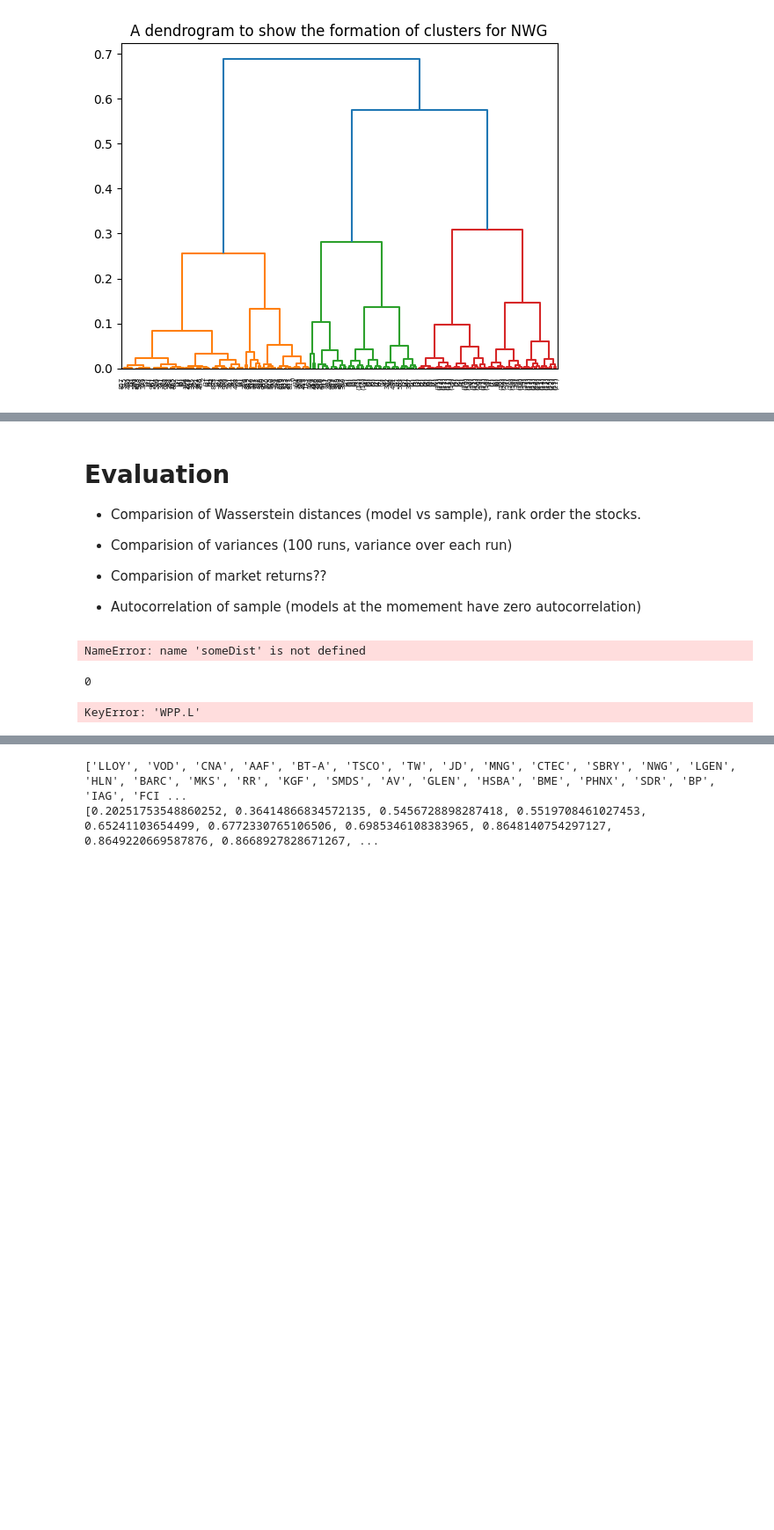
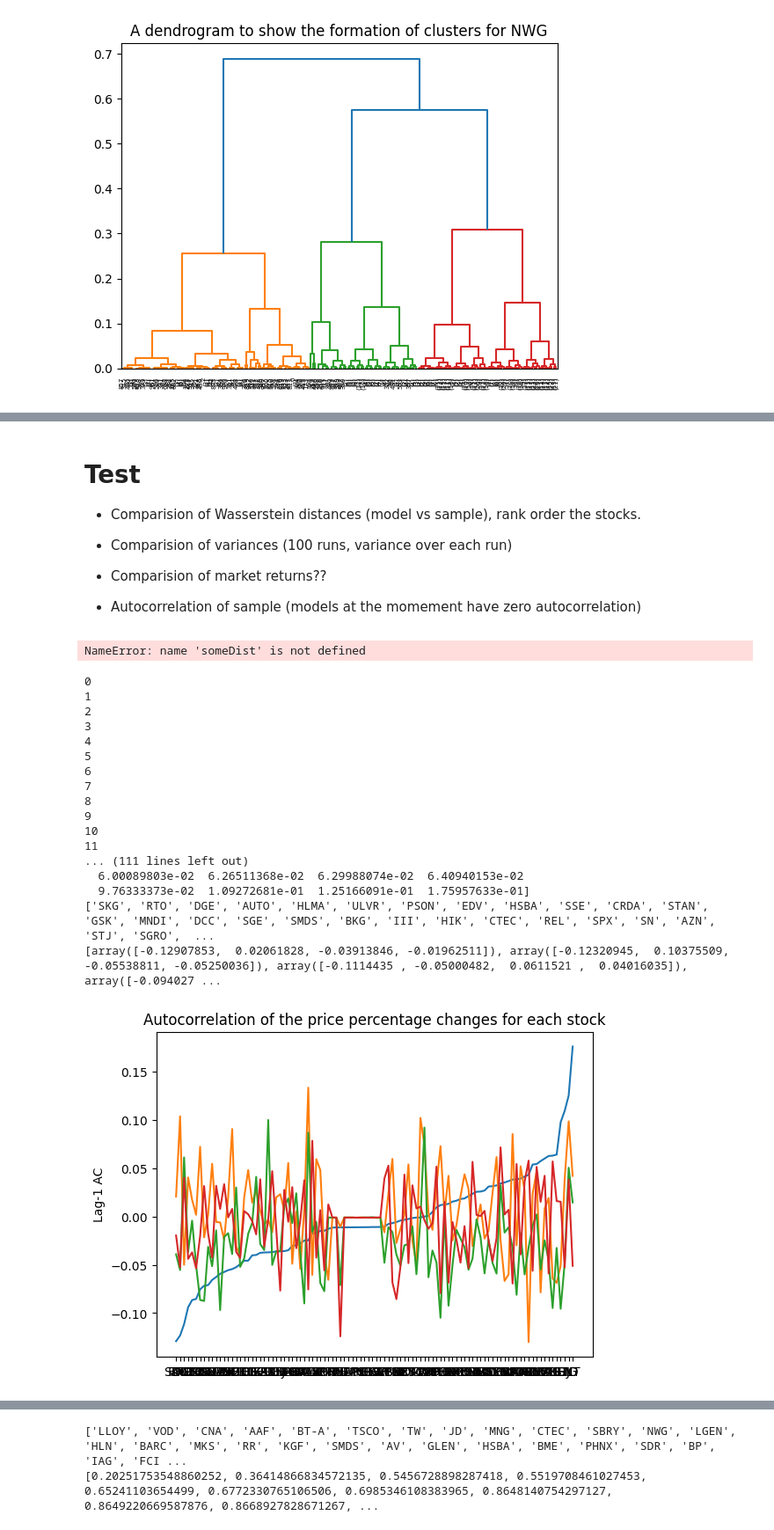
Before and after one commit to Jamesflynn1/FiniteMarketModel, a Jupyter notebook: EvaluateFit.ipynb, the cells around one changed output, grey strips where cells are left out. Shown: that part at 88% size. Saved outputs shown, nothing was run; the diff lists cells and outputs as text; code cells hidden in the pictures; blank space fills up the shorter version.

```diff
--- a/EvaluateFit.ipynb
+++ b/EvaluateFit.ipynb
@@ -228,7 +228,7 @@ plotJumpClustering(train_stocks, "NWG")
 # %%
 ftse100 = []
 for tick in tickers:
-    ftse100.append(naiveFitMultinomialStock(stocks, tick, 6))
+    ftse100.append(naiveFitMultinomialStock(train_stocks, tick, 6))
 
 ftse100Market = Market(ftse100)
 for i in range(len(stocks["NWG"])):
@@ -237,7 +237,7 @@ for i in range(len(stocks["NWG"])):
 
 ftse100_10jump = []
 for tick in tickers:
-    ftse100_10jump.append(naiveFitMultinomialStock(stocks, tick, 10))
+    ftse100_10jump.append(naiveFitMultinomialStock(train_stocks, tick, 10))
 
 ftse100_10jumpMarket = Market(ftse100_10jump)
 for i in range(len(stocks["NWG"])):
@@ -245,5 +251,5 @@ for i in range(len(stocks["NWG"])):
 # %% [markdown]
-# Evaluation
+# Test
 
 - Comparision of Wasserstein distances (model vs sample), rank order the stocks.
 
@@ -263,38 +269,54 @@ acf = []
 
 lags = 5
 for i in range(len(tickers)):
     #realSample = stocks[tickers[i]]["Price"].diff().dropna()[1:]
     print(i)
-    realSample = calculateChange(test_stocks[ticker[i]], "percentage").to_numpy()[1:]
+    realSample = calculateChange(train_stocks[tickers[i]], "percentage")[1:]
 
     diffACF = []
     for h in range(1,lags):
         diffACF.append(realSample.autocorr(lag=h))
     acf.append([np.array(diffACF), tickers[i]])
 
 def distSort(e):
     return float(e[0][0])
 
 acf.sort(key=distSort)
 sTickers = []
 sDistances = []
 sDist2 = []
 for item in acf:
     sTickers.append(item[1])
     sDistances.append(item[0])
 
-plt.title("Autocorrelation of the price increments for each stock")
+plt.title("Autocorrelation of the price percentage changes for each stock")
 plt.ylabel("Lag-1 AC")
 print(np.array(sDistances)[:,0])
 
 for i in range(lags-1):
     plt.plot(sTickers, np.array(sDistances)[:,i])
 
-print(sTickers[30:40])
-print(sDistances[60:70])
+print(sTickers)
+print(sDistances)
 # %% [output]
 0
+1
+2
+3
+4
+5
+6
+7
+8
+9
+10
+11
+... (111 lines left out)
+  6.00089803e-02  6.26511368e-02  6.29988074e-02  6.40940153e-02
+  9.76333373e-02  1.09272681e-01  1.25166091e-01  1.75957633e-01]
+['SKG', 'RTO', 'DGE', 'AUTO', 'HLMA', 'ULVR', 'PSON', 'EDV', 'HSBA', 'SSE', 'CRDA', 'STAN', 'GSK', 'MNDI', 'DCC', 'SGE', 'SMDS', 'BKG', 'III', 'HIK', 'CTEC', 'REL', 'SPX', 'SN', 'AZN', 'STJ', 'SGRO',  ...
+[array([-0.12907853,  0.02061828, -0.03913846, -0.01962511]), array([-0.12320945,  0.10375509, -0.05538811, -0.05250036]), array([-0.1114435 , -0.05000482,  0.0611521 ,  0.04016035]), array([-0.094027 ...
-KeyError: 'WPP.L'
+[figure, added]
 # %%
 #Issues with scale??
 trainWd = []
```
Also changed, not shown: parts of 2 cells of this notebook.
